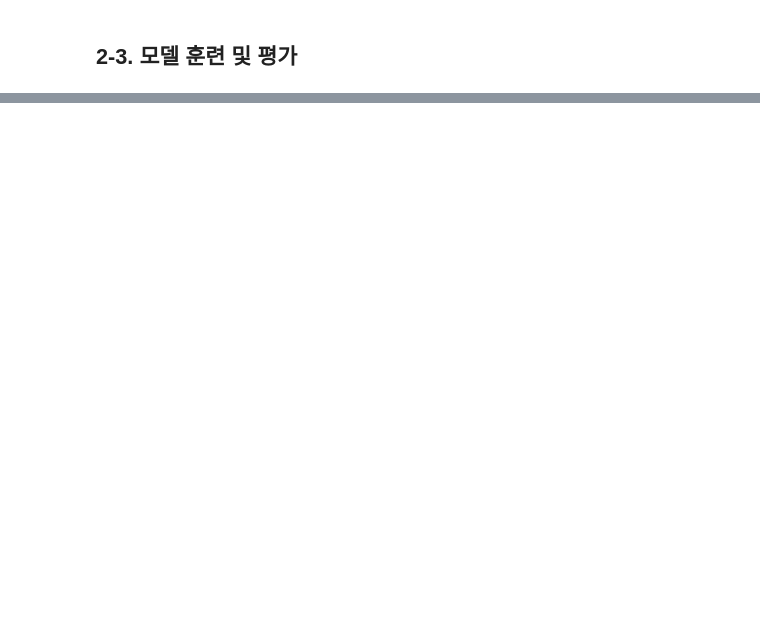
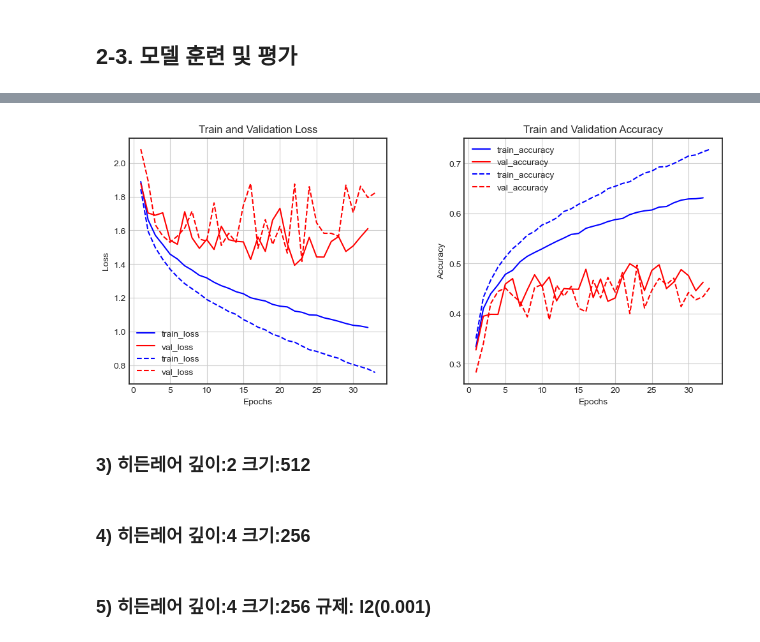
Before and after one commit to milkpotato1000/modulabs_projects, a Jupyter notebook: deep_learning/250926_02.mini_projects.ipynb, the cells around one changed output, grey strips where cells are left out. Drawn from its saved outputs; the diff is of its cells as text; code cells hidden in the pictures; blank space fills up the shorter version.

```diff
--- a/deep_learning/250926_02.mini_projects.ipynb
+++ b/deep_learning/250926_02.mini_projects.ipynb
@@ -557,0 +630,6 @@ test_2. 히든레어(2) 크기: 512
+# %%
+history2 = model.fit(X_train, y_train,
+                    epochs=40,
+                    batch_size=512,
+                    validation_data=(X_val, y_val),
+                    callbacks=[checkpoint_cb, early_stopping_cb])
@@ -557,0 +659,10 @@ test_2. 히든레어(2) 크기: 512
+# %%
+diff_history(history, history2)
+# %% [output]
+[figure, added]
+# %% [markdown]
+### 3) 히든레어 깊이:2 크기:512
+# %% [markdown]
+### 4) 히든레어 깊이:4 크기:256
+# %% [markdown]
+### 5) 히든레어 깊이:4 크기:256 규제: l2(0.001)
```
Also changed, not shown: parts of 16 cells of this notebook, 5 other files.
